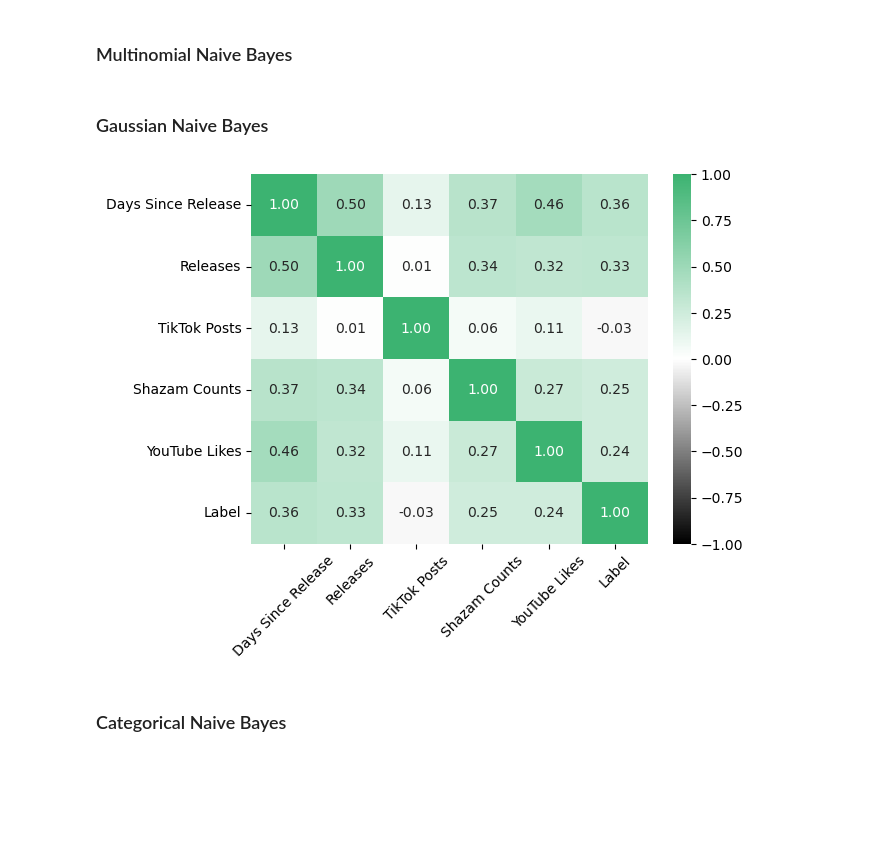
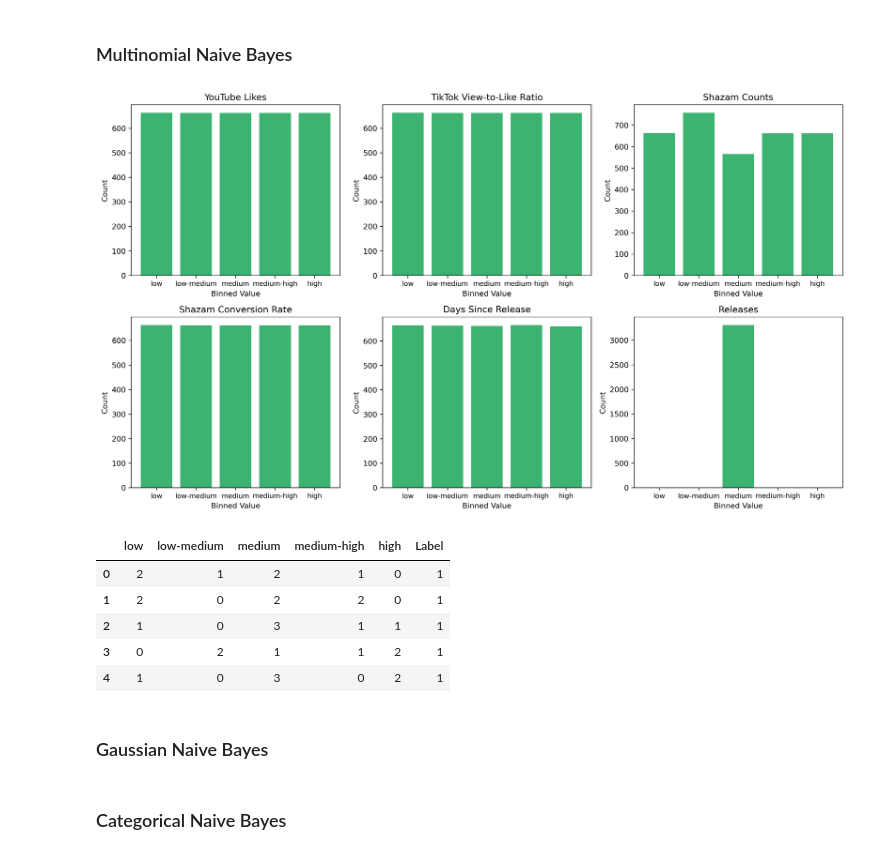
Before and after one commit to michael-van-vuuren/csci5612-workspace, a Jupyter notebook: models/supervised/naive-bayes.ipynb, the cells around one changed output. Saved outputs shown, nothing was run; the diff lists cells and outputs as text; code cells hidden in the pictures; blank space fills up the shorter version.

Commit message:
completed MultinomialNB and CategoricalNB

```diff
--- a/models/supervised/naive-bayes.ipynb
+++ b/models/supervised/naive-bayes.ipynb
@@ -40,22 +174,28 @@ def my_hist(df):
 # %% [markdown]
 ### Multinomial Naive Bayes
+# %%
+# 1. Define Multinomial Naive Bayes dataset
+df_mnb = df_nb.copy()
+
+df_mnb_binned = my_count_binner(df_mnb.drop('Label', axis=1))
+df_mnb_binned['Label'] = df_mnb['Label']
+
+my_bin_plotter(df_mnb_binned.drop('Label', axis=1))
+
+df_mnb_collapsed = my_count_vectorizer(df_mnb_binned)
+df_mnb_collapsed.head()
+# %% [output]
+[figure, added]
+|  | low | low-medium | medium | medium-high | high | Label |
+| 0 | 2 | 1 | 2 | 1 | 0 | 1 |
+| 1 | 2 | 0 | 2 | 2 | 0 | 1 |
+| 2 | 1 | 0 | 3 | 1 | 1 | 1 |
+| 3 | 0 | 2 | 1 | 1 | 2 | 1 |
+| 4 | 1 | 0 | 3 | 0 | 2 | 1 |
 # %% [markdown]
 ### Gaussian Naive Bayes
 # %%
-import matplotlib.pyplot as plt
-import seaborn as sns
-
 # 1. Define Gaussian Naive Bayes dataset
-df_gnb = df[['Days Since Release',
-             'Releases',
-             'TikTok Posts',
-             'Shazam Counts',
-             'YouTube Likes',
-             'Label']]
-df_gnb.head()
-
-my_hist(df_gnb)
+df_gnb = df_nb.copy()
-# %% [output]
-[figure, removed]
 # %% [markdown]
 ### Categorical Naive Bayes
```
Also changed, not shown: parts of 10 cells of this notebook, 3 other files.
